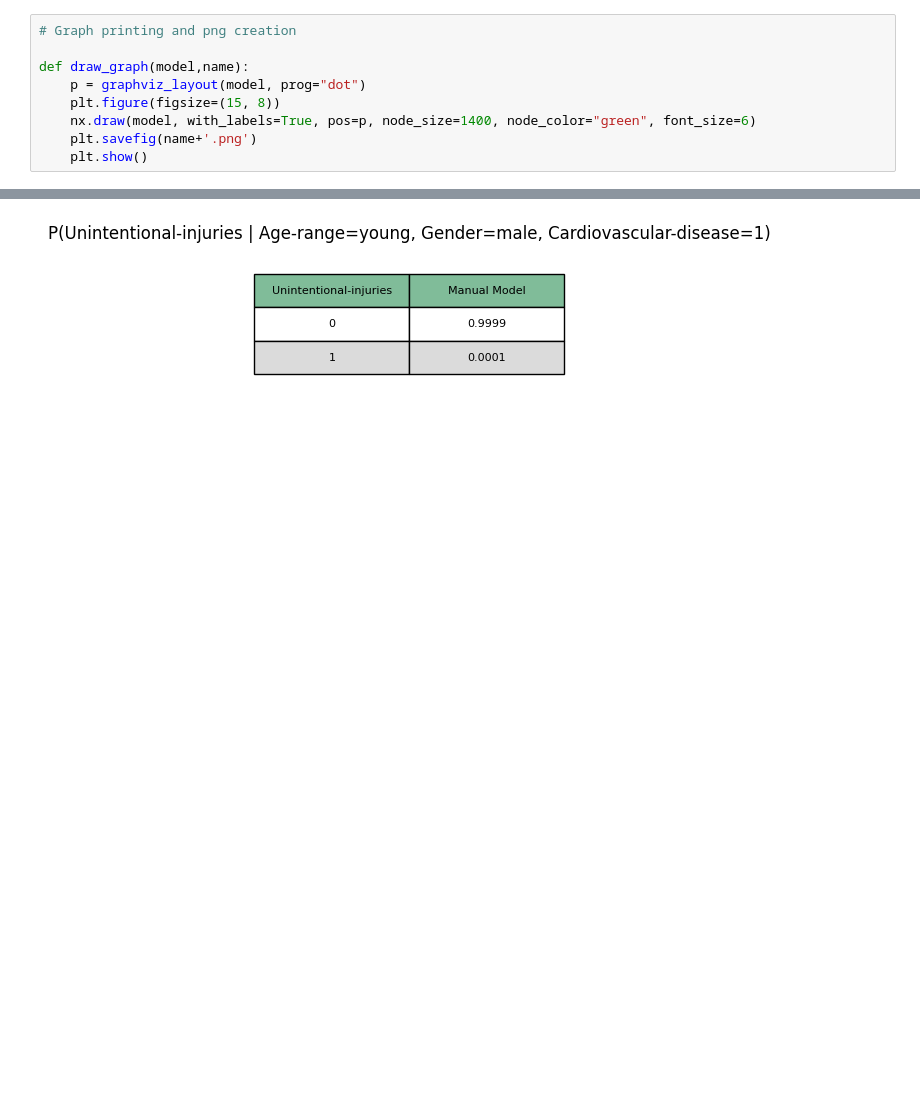
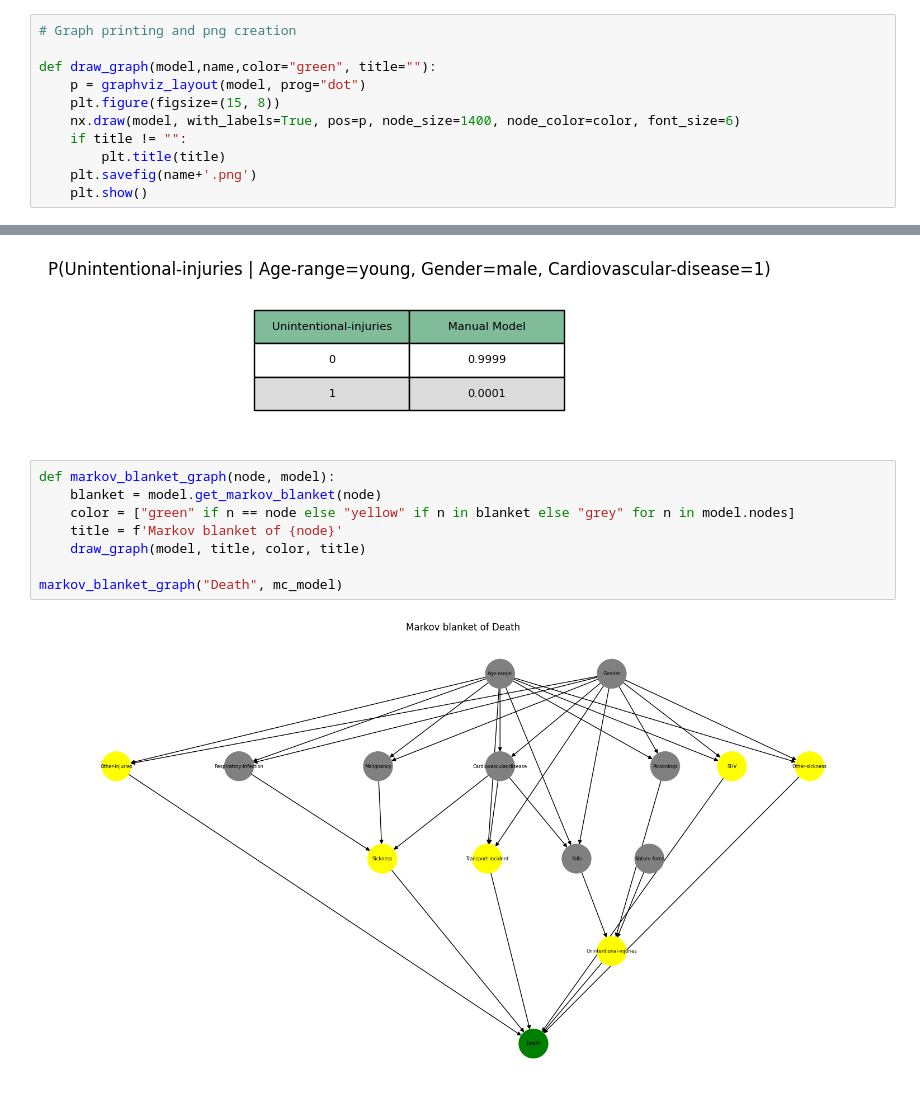
Before and after one commit to AndreaZecca/ByeBayes, a Jupyter notebook: project.ipynb, the cells around one changed output, grey strips where cells are left out. Drawn from its saved outputs; the diff is of its cells as text; blank space fills up the shorter version.

Commit message:
Project.ipynb: wrote functions for graphic visualization of markov blankets, active trails and independencies graph

```diff
--- a/project.ipynb
+++ b/project.ipynb
@@ -35,10 +35,12 @@ import itertools
 # %%
 # Graph printing and png creation
 
-def draw_graph(model,name):
+def draw_graph(model,name,color="green", title=""):
     p = graphviz_layout(model, prog="dot")
     plt.figure(figsize=(15, 8))
-    nx.draw(model, with_labels=True, pos=p, node_size=1400, node_color="green", font_size=6)
+    nx.draw(model, with_labels=True, pos=p, node_size=1400, node_color=color, font_size=6)
+    if title != "":
+        plt.title(title)
     plt.savefig(name+'.png')
     plt.show()
 # %% [markdown]
@@ -538,3 +540,13 @@ print_queries(models, q)
 [figure]
 [figure]
 [figure]
+# %%
+def markov_blanket_graph(node, model):
+    blanket = model.get_markov_blanket(node)
+    color = ["green" if n == node else "yellow" if n in blanket else "grey" for n in model.nodes]
+    title = f'Markov blanket of {node}'
+    draw_graph(model, title, color, title)
+
+markov_blanket_graph("Death", mc_model)
+# %% [output]
+[figure, added]
```
Also changed, not shown: parts of 2 cells of this notebook.
